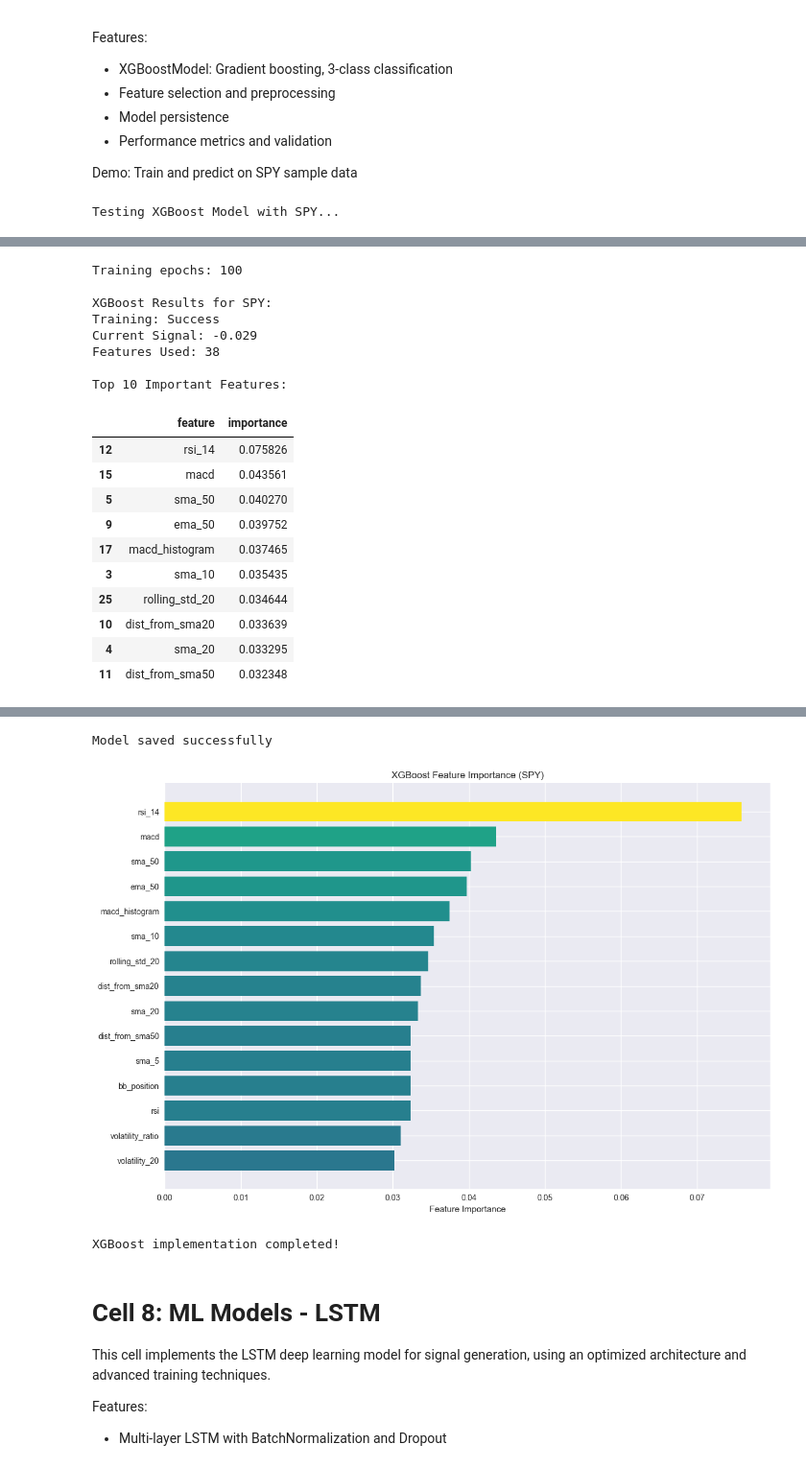
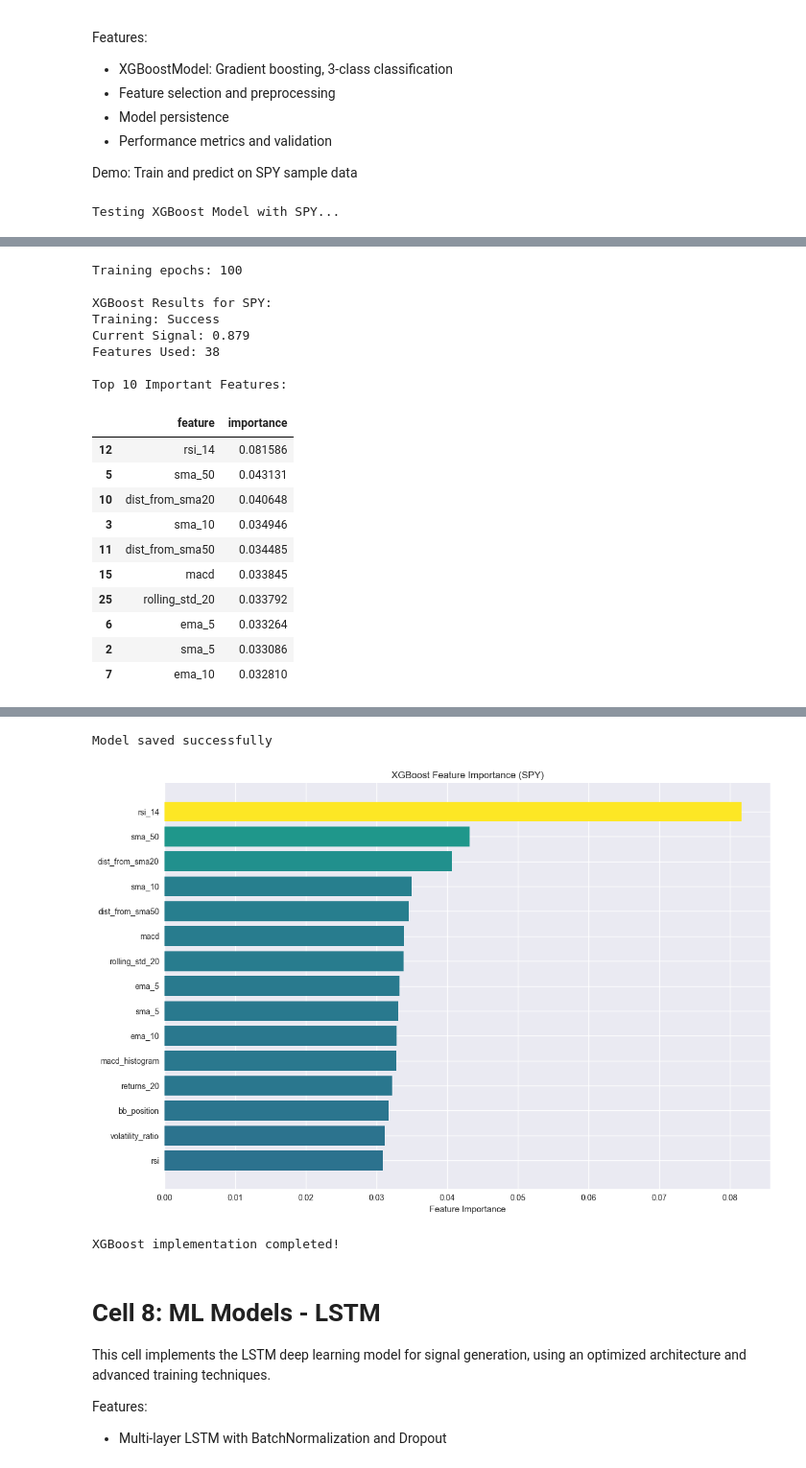
Before and after one commit to jobulisamy/algo-trade, a Jupyter notebook: algo_trading_bot.ipynb, the cells around one changed output, grey strips where cells are left out. Shown at 96% size. Cells and saved outputs as stored; diff of their text form; code cells hidden in the pictures.

```diff
--- a/algo_trading_bot.ipynb
+++ b/algo_trading_bot.ipynb
@@ -423,10 +423,11 @@ class FeatureEngine:
         # Future return calculation
         data['future_return'] = data['close'].shift(-forward_days) / data['close'] - 1
 
-        # Target classification
+        # Target classification using ±0.8% threshold
+        threshold = 0.008
         conditions = [
-            data['future_return'] > 0.012,   # BUY if > 1.2%
-            data['future_return'] < -0.012,  # SELL if < -1.2%
+            data['future_return'] > threshold,   # BUY if > 0.8%
+            data['future_return'] < -threshold,  # SELL if < -0.8%
         ]
         choices = [1, -1]  # BUY, SELL
         data['target'] = np.select(conditions, choices, default=0)  # HOLD
@@ -1067,6 +1002,7 @@ class MLModel(ABC):
         pass
 
     def get_feature_columns(self) -> List[str]:
+        # Use a fixed set of features for all models
         return [
             'pct_change', 'log_returns', 'sma_5', 'sma_10', 'sma_20', 'sma_50',
             'ema_5', 'ema_10', 'ema_20', 'ema_50', 'dist_from_sma20', 'dist_from_sma50',
@@ -1175,7 +1111,11 @@ class RandomForestModel(MLModel):
                 # Handle cases where not all classes are present
                 signal = 0.0
 
-            return np.clip(signal, -1.0, 1.0)
+            # Apply ±0.5 threshold to signal
+            if abs(signal) >= 0.5:
+                return np.sign(signal)
+            else:
+                return 0.0
 
         except Exception as e:
             logger.error(f"Error predicting with RF model for {self.symbol}: {e}")
@@ -1370,12 +1310,14 @@ class XGBoostModel(MLModel):
                 return 0.0
             X_scaled = self.scaler.transform(X)
             proba = self.model.predict_proba(X_scaled)[0]
-            # Map back: 0->-1, 1->0, 2->1
-            sell_prob = proba[0]  # -1
-            hold_prob = proba[1]  # 0
-            buy_prob = proba[2]   # 1
+            sell_prob = proba[0]
+            buy_prob = proba[2]
             signal = buy_prob - sell_prob
-            return np.clip(signal, -1.0, 1.0)
+            # Apply ±0.5 threshold to signal
+            if abs(signal) >= 0.5:
+                return np.sign(signal)
+            else:
+                return 0.0
         except Exception as e:
             logger.error(f"Error predicting with XGB model for {self.symbol}: {e}")
             return 0.0
@@ -1458,18 +1400,18 @@ Training epochs: 100
 
 XGBoost Results for SPY:
 Training: Success
-Current Signal: -0.029
+Current Signal: 0.879
 Features Used: 38
 
 Top 10 Important Features:
 |  | feature | importance |
-| 12 | rsi_14 | 0.075826 |
-| 15 | macd | 0.043561 |
-| 5 | sma_50 | 0.040270 |
-| 9 | ema_50 | 0.039752 |
-| 17 | macd_histogram | 0.037465 |
-| 3 | sma_10 | 0.035435 |
-| 25 | rolling_std_20 | 0.034644 |
-| 10 | dist_from_sma20 | 0.033639 |
-| 4 | sma_20 | 0.033295 |
-| 11 | dist_from_sma50 | 0.032348 |
+| 12 | rsi_14 | 0.081586 |
+| 5 | sma_50 | 0.043131 |
+| 10 | dist_from_sma20 | 0.040648 |
+| 3 | sma_10 | 0.034946 |
+| 11 | dist_from_sma50 | 0.034485 |
+| 15 | macd | 0.033845 |
+| 25 | rolling_std_20 | 0.033792 |
+| 6 | ema_5 | 0.033264 |
+| 2 | sma_5 | 0.033086 |
+| 7 | ema_10 | 0.032810 |
@@ -1477,5 +1419,5 @@ Top 10 Important Features:
 Model saved successfully
-[figure, old version]
+[figure, new version]
 XGBoost implementation completed!
 # %% [markdown]
 # Cell 8: ML Models - LSTM
```
Also changed, not shown: parts of 14 cells of this notebook, 1 other file.
